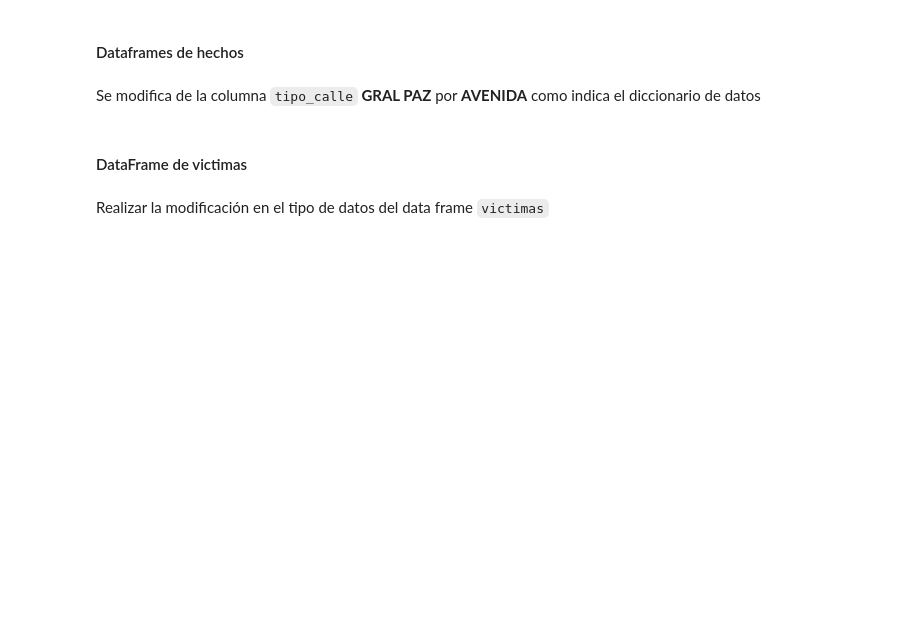
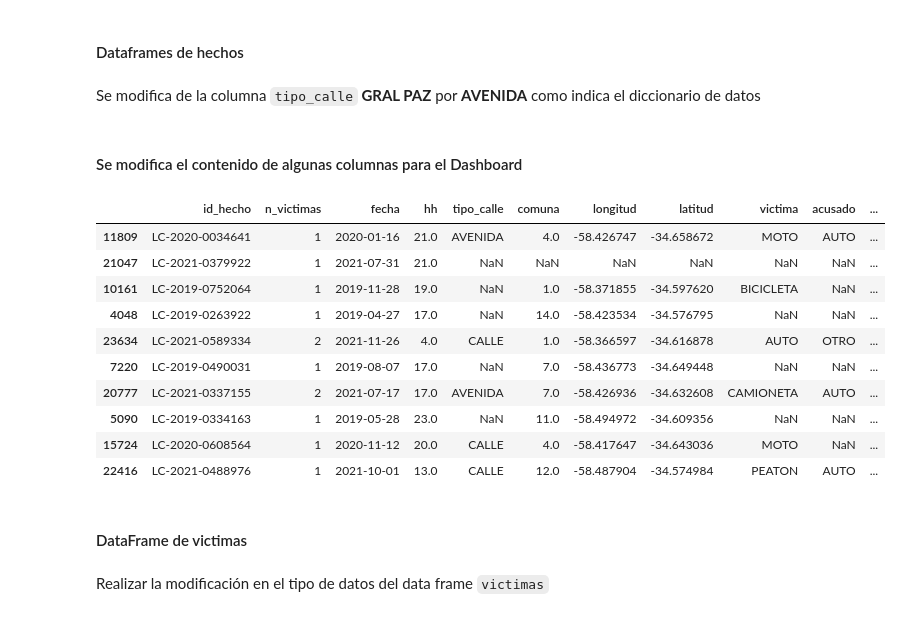
Before and after one commit to Gerardgfc/Proyecto_Integrador_2, a Jupyter notebook: Notebooks/04_EDA.ipynb, the cells around one changed output. Saved outputs shown, nothing was run; the diff lists cells and outputs as text; code cells hidden in the pictures; blank space fills up the shorter version.

```diff
--- a/Notebooks/04_EDA.ipynb
+++ b/Notebooks/04_EDA.ipynb
@@ -49,6 +49,28 @@ hechos = pd.concat([homicidios_hechos, lesiones_hechos], ignore_index=True)
 Se modifica de la columna `tipo_calle` **GRAL PAZ** por **AVENIDA** como indica el diccionario de datos
 # %%
 hechos['tipo_calle'] = hechos['tipo_calle'].replace('GRAL PAZ', 'AVENIDA')
+# %% [markdown]
+#### Se modifica el contenido de algunas columnas para el Dashboard
+# %%
+hechos['Victima_fatal'] = hechos['Victima_fatal'].replace({'SI': 1})
+hechos['Victima_fatal'] = hechos['Victima_fatal'].replace({'NO': 0})
+
+#Se crea una nueva columna para victimas no fatales
+hechos['Victima_no_fatal'] = 1 - hechos['Victima_fatal']
+# %%
+hechos.sample(10)
+# %% [output]
+|  | id_hecho | n_victimas | fecha | hh | tipo_calle | comuna | longitud | latitud | victima | acusado | ... |
+| 11809 | LC-2020-0034641 | 1 | 2020-01-16 | 21.0 | AVENIDA | 4.0 | -58.426747 | -34.658672 | MOTO | AUTO | ... |
+| 21047 | LC-2021-0379922 | 1 | 2021-07-31 | 21.0 | NaN | NaN | NaN | NaN | NaN | NaN | ... |
+| 10161 | LC-2019-0752064 | 1 | 2019-11-28 | 19.0 | NaN | 1.0 | -58.371855 | -34.597620 | BICICLETA | NaN | ... |
+| 4048 | LC-2019-0263922 | 1 | 2019-04-27 | 17.0 | NaN | 14.0 | -58.423534 | -34.576795 | NaN | NaN | ... |
+| 23634 | LC-2021-0589334 | 2 | 2021-11-26 | 4.0 | CALLE | 1.0 | -58.366597 | -34.616878 | AUTO | OTRO | ... |
+| 7220 | LC-2019-0490031 | 1 | 2019-08-07 | 17.0 | NaN | 7.0 | -58.436773 | -34.649448 | NaN | NaN | ... |
+| 20777 | LC-2021-0337155 | 2 | 2021-07-17 | 17.0 | AVENIDA | 7.0 | -58.426936 | -34.632608 | CAMIONETA | AUTO | ... |
+| 5090 | LC-2019-0334163 | 1 | 2019-05-28 | 23.0 | NaN | 11.0 | -58.494972 | -34.609356 | NaN | NaN | ... |
+| 15724 | LC-2020-0608564 | 1 | 2020-11-12 | 20.0 | CALLE | 4.0 | -58.417647 | -34.643036 | MOTO | NaN | ... |
+| 22416 | LC-2021-0488976 | 1 | 2021-10-01 | 13.0 | CALLE | 12.0 | -58.487904 | -34.574984 | PEATON | AUTO | ... |
 # %% [markdown]
 #### DataFrame de victimas
 # %%
```
Also changed, not shown: parts of 6 cells of this notebook, 10 other files.
